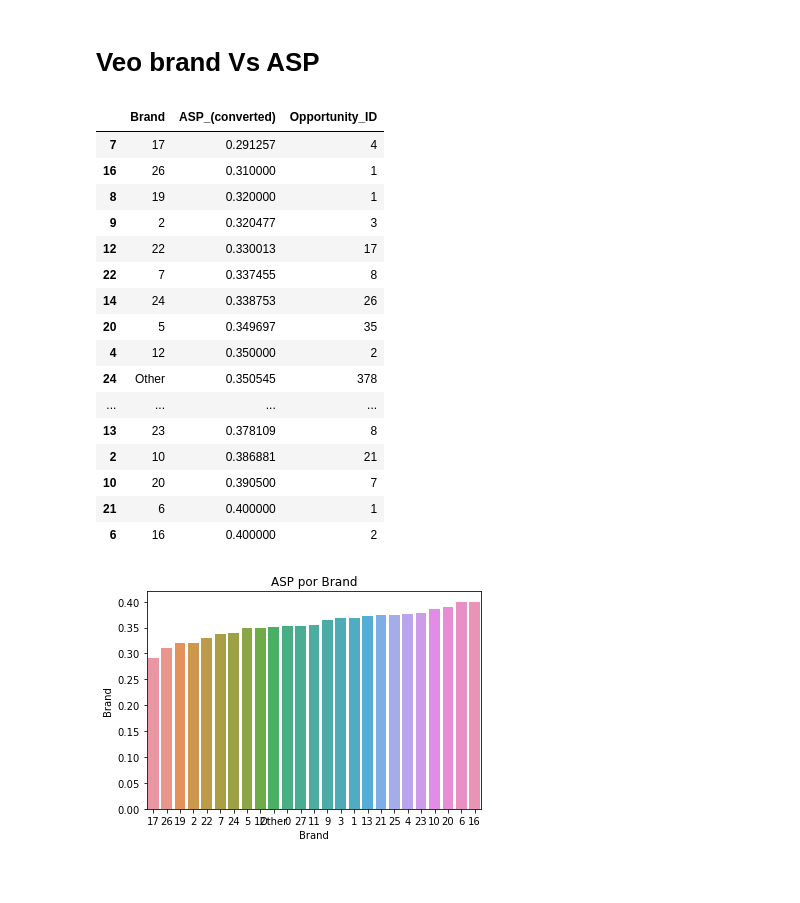
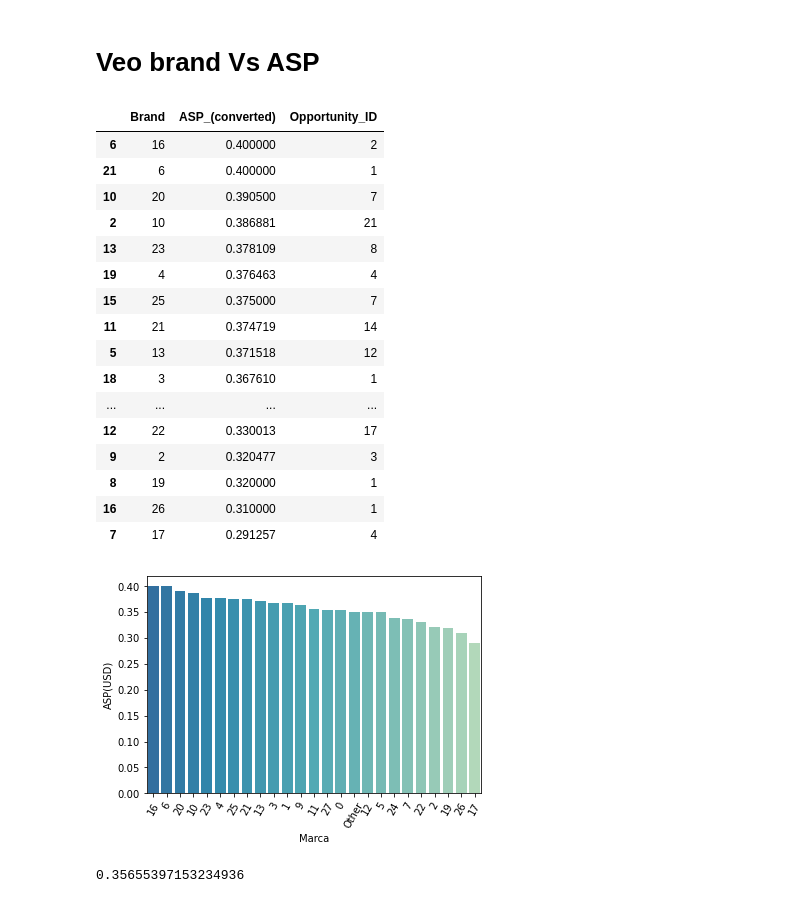
Before and after one commit to RiedelNicolas/75.06-2C2020-TP1, a Jupyter notebook: Brand Analysis.ipynb, the cells around one changed output. Drawn from its saved outputs; the diff is of its cells as text; code cells hidden in the pictures; blank space fills up the shorter version.

```diff
--- a/Brand Analysis.ipynb
+++ b/Brand Analysis.ipynb
@@ -204,35 +228,43 @@ brandsVsASP = opportunities[["Brand","ASP_(converted)","Opportunity_ID"]].groupb
 #brandsVsASP = brandsVsASP[brandsVsASP["Opportunity_ID"] > 10]
 brandsVsASP = brandsVsASP.reset_index()
 brandsVsASP["Brand"] = brandsVsASP["Brand"].apply(lambda x: x.replace("Brand_",""))
-brandsVsASP.sort_values(by="ASP_(converted)",inplace=True)
+brandsVsASP.sort_values(by="ASP_(converted)",inplace=True,ascending=False)
 brandsVsASP
 # %% [output]
 |  | Brand | ASP_(converted) | Opportunity_ID |
+| 6 | 16 | 0.400000 | 2 |
+| 21 | 6 | 0.400000 | 1 |
+| 10 | 20 | 0.390500 | 7 |
+| 2 | 10 | 0.386881 | 21 |
+| 13 | 23 | 0.378109 | 8 |
+| 19 | 4 | 0.376463 | 4 |
+| 15 | 25 | 0.375000 | 7 |
+| 11 | 21 | 0.374719 | 14 |
+| 5 | 13 | 0.371518 | 12 |
+| 18 | 3 | 0.367610 | 1 |
+| ... | ... | ... | ... |
+| 12 | 22 | 0.330013 | 17 |
+| 9 | 2 | 0.320477 | 3 |
+| 8 | 19 | 0.320000 | 1 |
+| 16 | 26 | 0.310000 | 1 |
 | 7 | 17 | 0.291257 | 4 |
-| 16 | 26 | 0.310000 | 1 |
-| 8 | 19 | 0.320000 | 1 |
-| 9 | 2 | 0.320477 | 3 |
-| 12 | 22 | 0.330013 | 17 |
-| 22 | 7 | 0.337455 | 8 |
-| 14 | 24 | 0.338753 | 26 |
-| 20 | 5 | 0.349697 | 35 |
-| 4 | 12 | 0.350000 | 2 |
-| 24 | Other | 0.350545 | 378 |
-| ... | ... | ... | ... |
-| 13 | 23 | 0.378109 | 8 |
-| 2 | 10 | 0.386881 | 21 |
-| 10 | 20 | 0.390500 | 7 |
-| 21 | 6 | 0.400000 | 1 |
-| 6 | 16 | 0.400000 | 2 |
 # %%
-plot = sns.barplot(x="Brand",y="ASP_(converted)",data=brandsVsASP)
-#plot.set_xticklabels(plot.get_xticklabels(), rotation=60)
-plt.xlabel("Brand")
-plt.title("ASP por Brand")
-#plt.savefig("img/Brand/ASPPorBrand.png")
-plt.ylabel("Brand")
+cmap = plt.get_cmap('YlGnBu')
+saltos = np.linspace(0.7,0.3,25)
+colores = cmap(saltos)
+
+plot = sns.barplot(x="Brand",y="ASP_(converted)",data=brandsVsASP, palette=colores)
+plot.set_xticklabels(plot.get_xticklabels(), rotation=60)
+plt.xlabel("Marca")
+#plt.title("ASP por Brand")
+plt.ylabel("ASP(USD)")
+plt.savefig("img/Brand/ASPPorBrandSinFiltro.png")
 plt.show(plot)
 # %% [output]
-[figure, old version]
+[figure, new version]
+# %%
+brandsVsASP["ASP_(converted)"].mean()
+# %% [output]
+0.35655397153234936
 # %%
 brandsVsASP = brandsVsASP[brandsVsASP["Opportunity_ID"] > 10]
```
Also changed, not shown: parts of 10 cells of this notebook, 39 other files.
